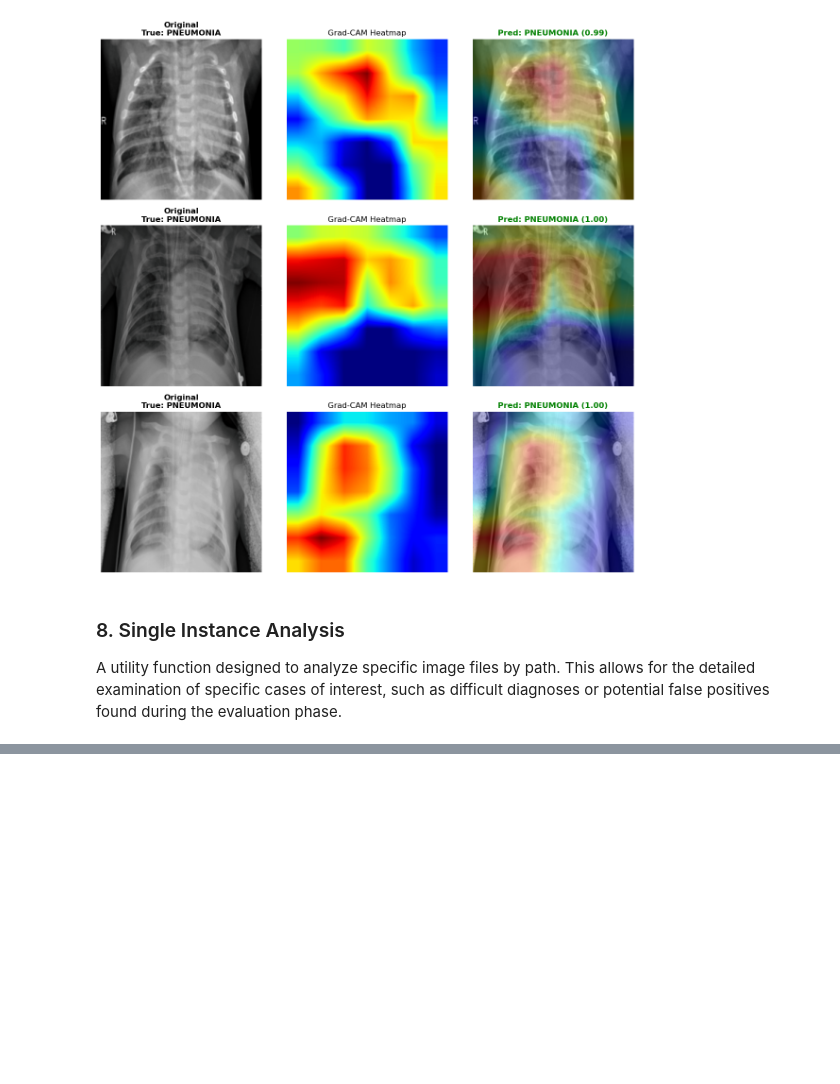
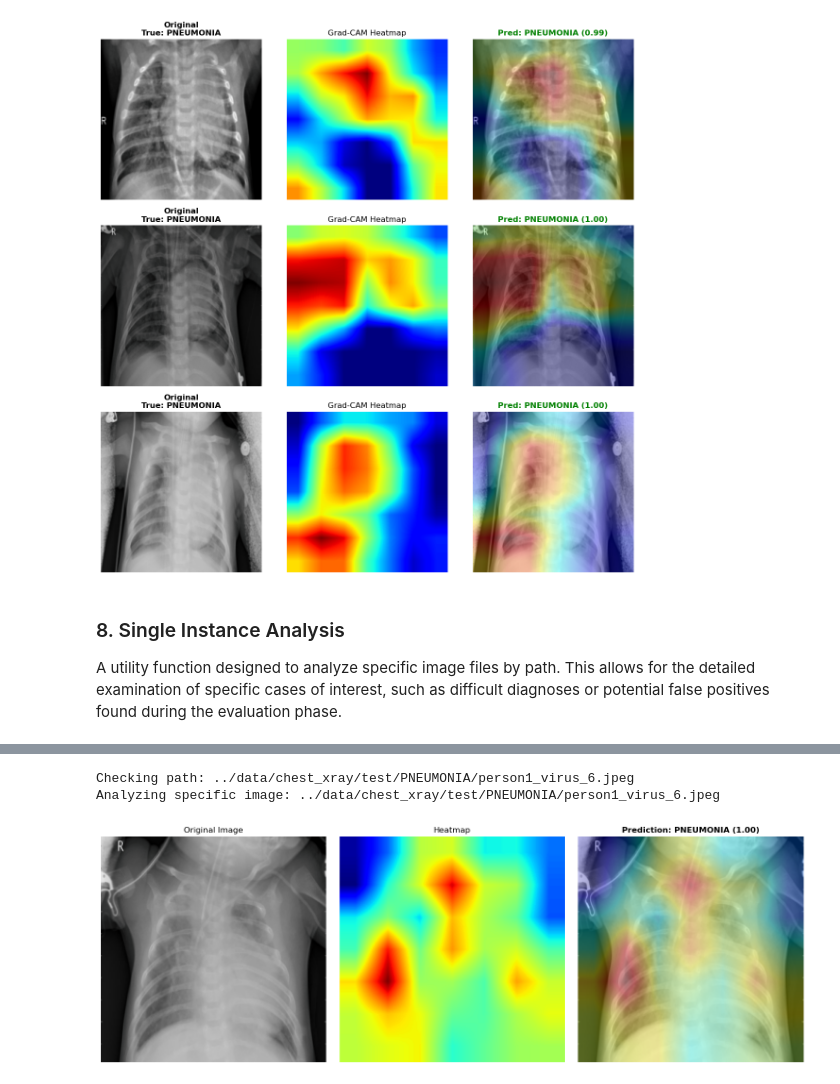
Before and after one commit to Embarriosg/ChestXRay_Pneumonia_Detection, a Jupyter notebook: notebooks/04_gradcam.ipynb, the cells around one changed output, grey strips where cells are left out. Cells and saved outputs as stored; diff of their text form; code cells hidden in the pictures; blank space fills up the shorter version.

Commit message:
Upgrated 04_gradcam notebook

```diff
--- a/notebooks/04_gradcam.ipynb
+++ b/notebooks/04_gradcam.ipynb
@@ -401,0 +375,71 @@ NameError: name 'os' is not defined
+# %%
+def analyze_single_image(img_path, model, gradcam, device):
+    """
+    Analyzes a specific image file path and visualizes the result.
+    """
+    if not os.path.exists(img_path):
+        print(f"Image not found: {img_path}")
+        return
+
+    # Process image
+    img_tensor = process_single_image(img_path, device)
+
+    if img_tensor is not None:
+        # Generate Visualization
+        heatmap, superimposed, pred_label, confidence = generate_visualization(
+            gradcam, img_tensor, device
+        )
+
+        # Denormalize for plotting
+        img_np = denormalize_image(img_tensor, device)
+
+        # Plotting
+        fig, axes = plt.subplots(1, 3, figsize=(15, 5))
+
+        # Original
+        axes[0].imshow(img_np)
+        axes[0].set_title("Original Image", fontsize=12)
+        axes[0].axis("off")
+
+        # Heatmap
+        axes[1].imshow(heatmap, cmap="jet")
+        axes[1].set_title("Heatmap", fontsize=12)
+        axes[1].axis("off")
+
+        # Superimposed
+        axes[2].imshow(superimposed)
+        axes[2].set_title(f"Prediction: {class_names[pred_label]} ({confidence:.2f})", fontsize=12, weight="bold")
+        axes[2].axis("off")
+
+        plt.tight_layout()
+        plt.show()
+
+
+
+# Define the specific file path intended for testing.
+target_image_path = "../data/chest_xray/test/PNEUMONIA/person1_virus_6.jpeg"
+
+print(f"Checking path: {target_image_path}")
+
+if os.path.exists(target_image_path):
+    print(f"Analyzing specific image: {target_image_path}")
+    analyze_single_image(target_image_path, model, gradcam, device)
+else:
+    print(f"File not found directly. Searching in folder...")
+    folder_path = "../data/chest_xray/test/PNEUMONIA/"
+
+    if os.path.exists(folder_path):
+        # Look for any valid image in the folder
+        images = [f for f in os.listdir(folder_path) if f.lower().endswith(('.jpeg', '.jpg', '.png'))]
+        if images:
+            sample_path = os.path.join(folder_path, images[0])
+            print(f"Found alternative image: {sample_path}")
+            analyze_single_image(sample_path, model, gradcam, device)
+        else:
+            print("No images found in the PNEUMONIA folder.")
+    else:
+        print(f"Directory not found: {folder_path}")
+# %% [output]
+Checking path: ../data/chest_xray/test/PNEUMONIA/person1_virus_6.jpeg
+Analyzing specific image: ../data/chest_xray/test/PNEUMONIA/person1_virus_6.jpeg
+[figure, added]
```
Also changed, not shown: parts of 1 cell of this notebook.
